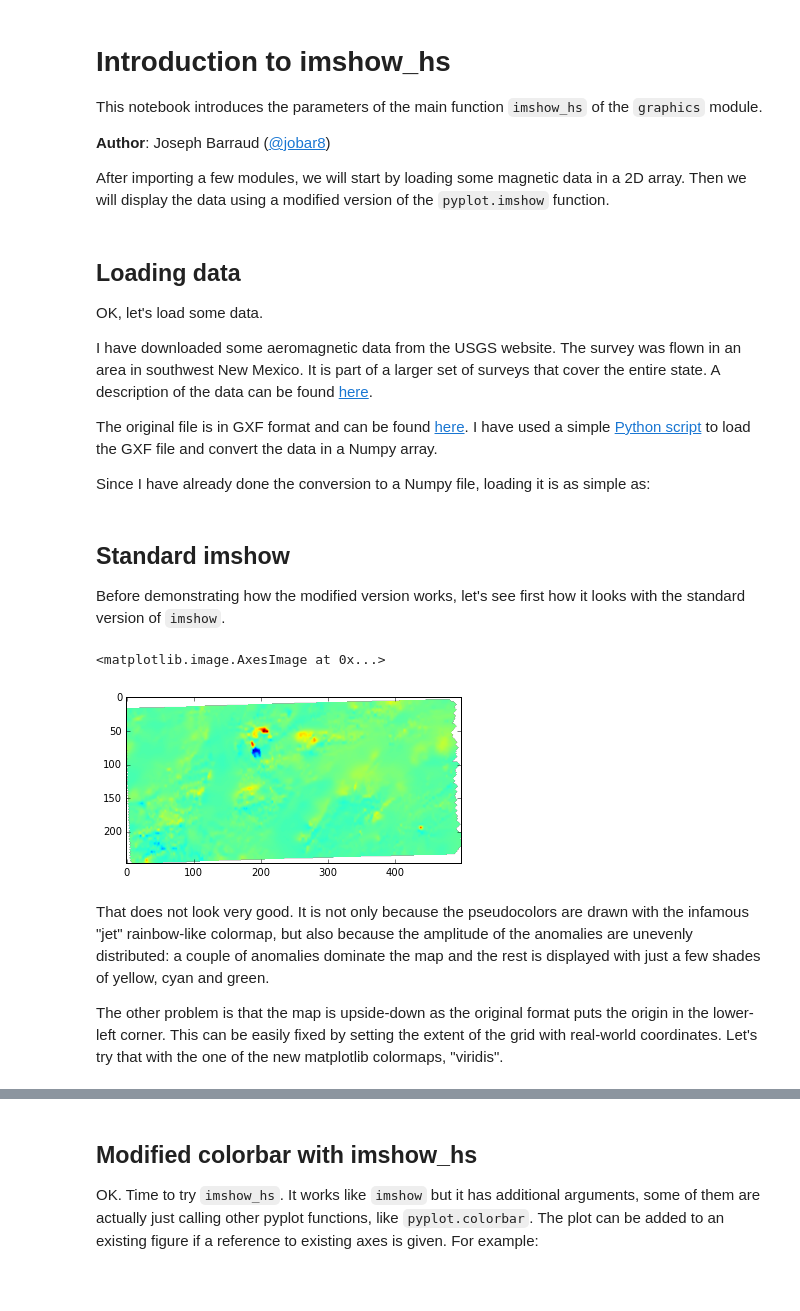
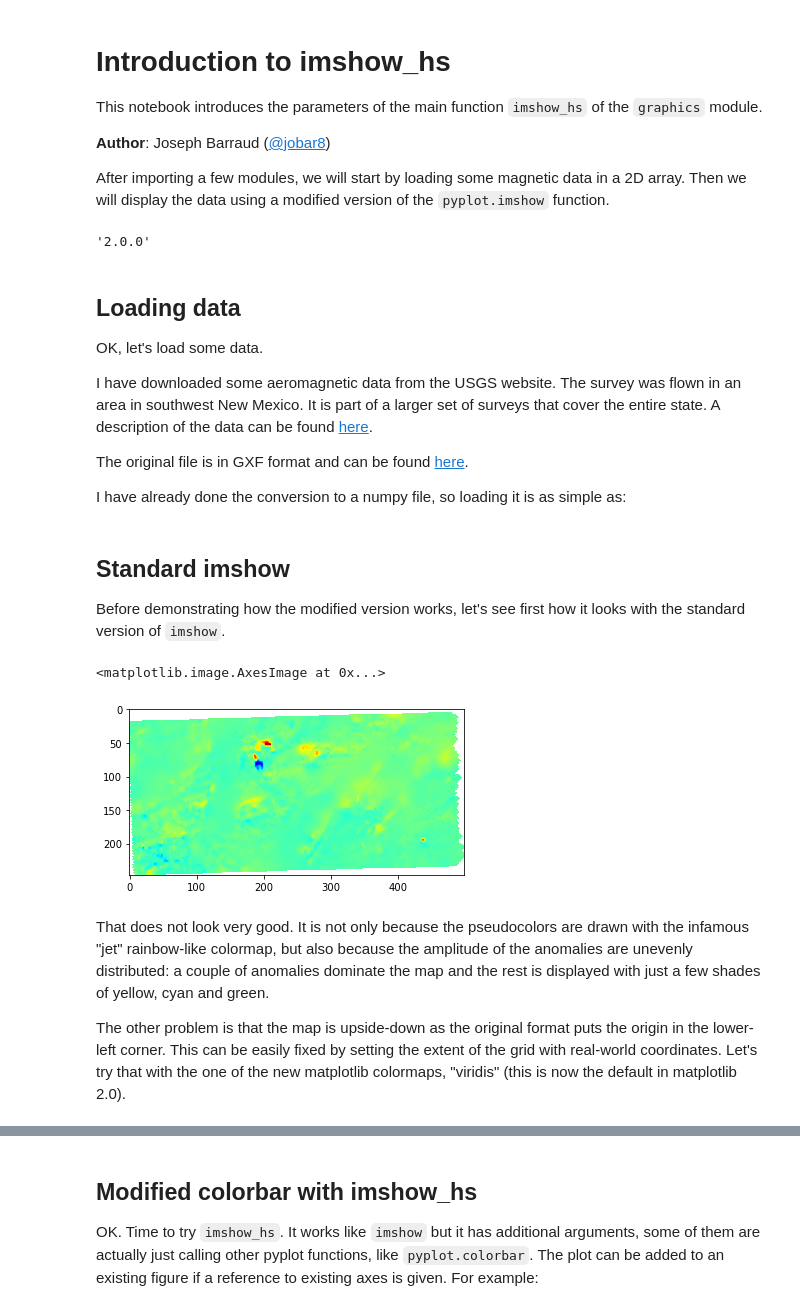
Before and after one commit to jobar8/graphics, a Jupyter notebook: how_to_use_imshow_hs.ipynb, the cells around one changed output, grey strips where cells are left out. Cells and saved outputs as stored; diff of their text form; code cells hidden in the pictures; blank space fills up the shorter version.

```diff
--- a/how_to_use_imshow_hs.ipynb
+++ b/how_to_use_imshow_hs.ipynb
@@ -14,29 +14,35 @@ import matplotlib.pyplot as plt
 # Import local module
 import graphics
+# %%
+# Check matplotlib version
+matplotlib.__version__
+# %% [output]
+'2.0.0'
 # %% [markdown]
 ## Loading data
 OK, let's load some data.
 
 I have downloaded some aeromagnetic data from the USGS website. The survey was flown in an area in southwest New Mexico. It is part of a larger set of surveys that cover the entire state. A description of the data can be found [here](http://pubs.usgs.gov/of/2001/ofr-01-0061/html/nm_other.htm).
 
-The original file is in GXF format and can be found [here](http://pubs.usgs.gov/of/2001/ofr-01-0061/data/GXF/mag4017_gxf.gz). I have used a simple [Python script](https://gist.github.com/jobar8/683483df605a906fb3da747b64627305) to load the GXF file and convert the data in a Numpy array.
+The original file is in GXF format and can be found [here](http://pubs.usgs.gov/of/2001/ofr-01-0061/data/GXF/mag4017_gxf.gz).
 
-Since I have already done the conversion to a Numpy file, loading it is as simple as:
+I have already done the conversion to a numpy file, so loading it is as simple as:
 # %%
 # load magnetic data (USGS survey data)
 mag = np.load(r'.\data\mag4017.npy')
 # %% [markdown]
 ## Standard imshow
 Before demonstrating how the modified version works, let's see first how it looks with the standard version of `imshow`.
-# %%
-plt.imshow(mag)
-# %% [output]
-<matplotlib.image.AxesImage at 0x...>
-[figure, removed]
+# %%
+# Note: the colormap is set to 'jet' to simulate the behaviour of pyplot prior to version 2.0.0
+plt.imshow(mag,cmap='jet')
+# %% [output]
+<matplotlib.image.AxesImage at 0x...>
+[figure, added]
 # %% [markdown]
 That does not look very good. It is not only because the pseudocolors are drawn with the infamous "jet" rainbow-like colormap, but also because the amplitude of the anomalies are unevenly distributed: a couple of anomalies dominate the map and the rest is displayed with just a few shades of yellow, cyan and green.
 
-The other problem is that the map is upside-down as the original format puts the origin in the lower-left corner. This can be easily fixed by setting the extent of the grid with real-world coordinates. Let's try that with the one of the new matplotlib colormaps, "viridis".
+The other problem is that the map is upside-down as the original format puts the origin in the lower-left corner. This can be easily fixed by setting the extent of the grid with real-world coordinates. Let's try that with the one of the new matplotlib colormaps, "viridis" (this is now the default in matplotlib 2.0).
 # %%
 plt.imshow(mag,cmap='viridis',extent=(-308000.0, -183500.0, 0.0, 61500.0),origin='lower')
 # %% [output]
```
Also changed, not shown: parts of 12 cells of this notebook.
